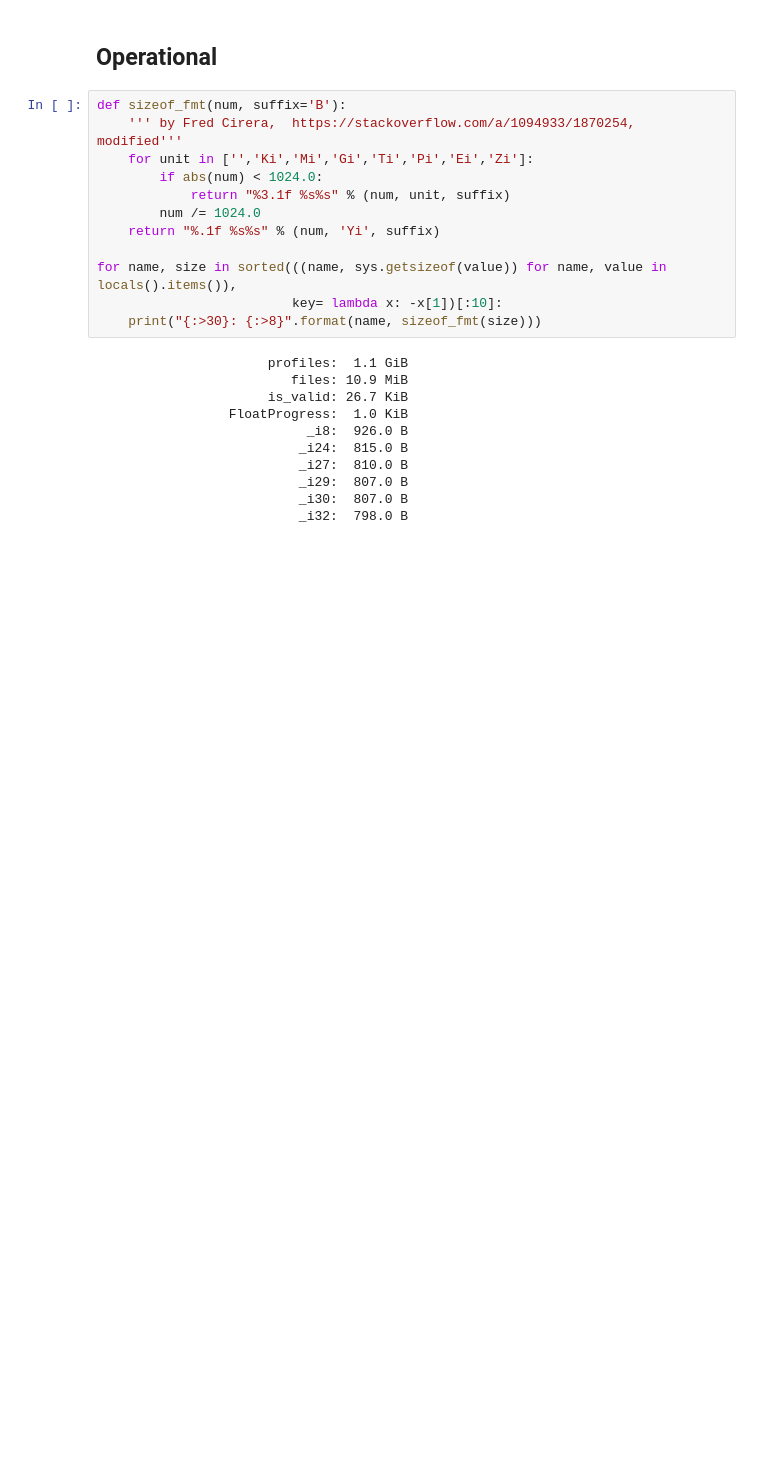
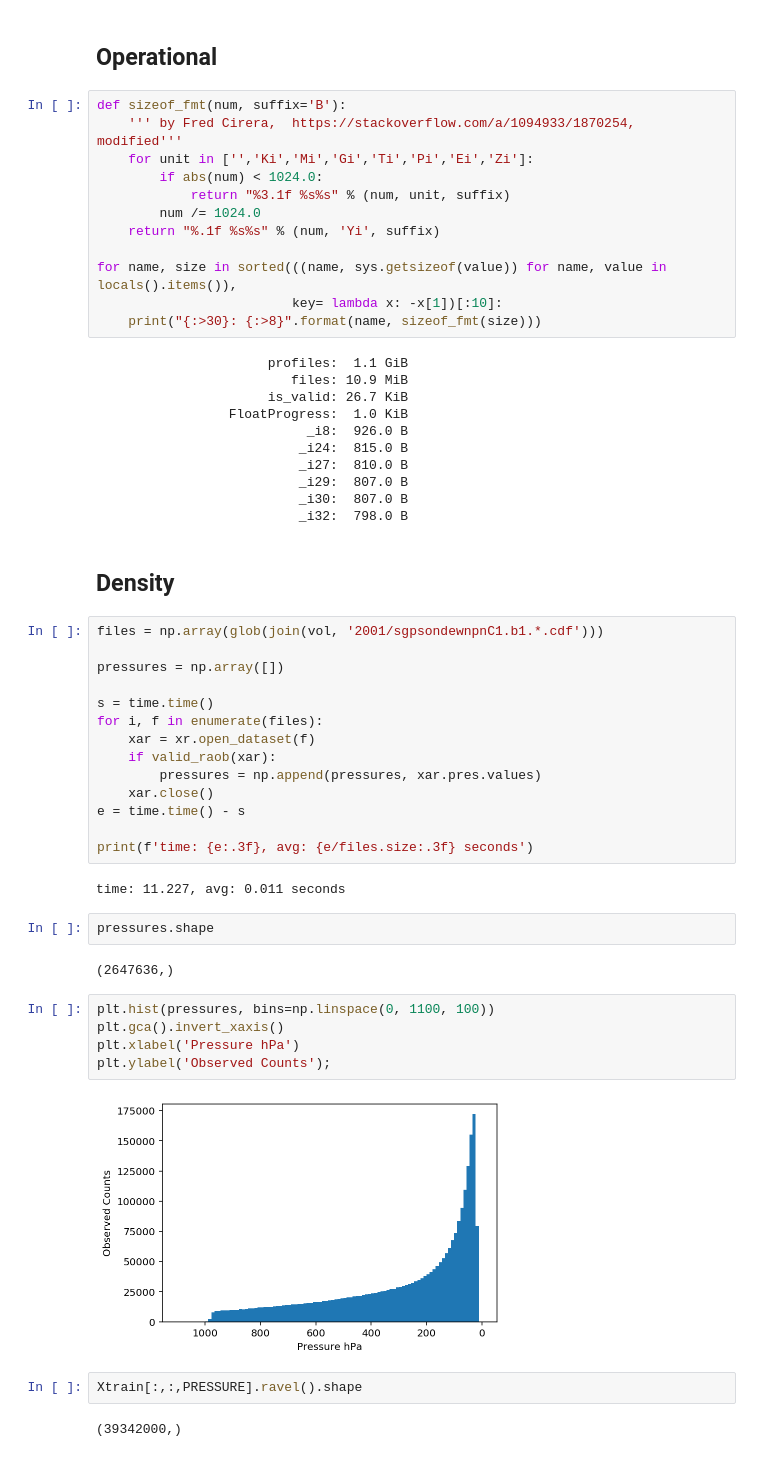
Before and after one commit to stockeh/cira-ml-soundings, a Jupyter notebook: notebooks/arm-sgp-lamont-ok.ipynb, the cells around one changed output. Cells and saved outputs as stored; diff of their text form; blank space fills up the shorter version.

```diff
--- a/notebooks/arm-sgp-lamont-ok.ipynb
+++ b/notebooks/arm-sgp-lamont-ok.ipynb
@@ -349,3 +407,36 @@ for name, size in sorted(((name, sys.getsizeof(value)) for name, value in locals
                           _i29:  807.0 B
                           _i30:  807.0 B
                           _i32:  798.0 B
+# %% [markdown]
+## Density
+# %%
+files = np.array(glob(join(vol, '2001/sgpsondewnpnC1.b1.*.cdf')))
+
+pressures = np.array([])
+
+s = time.time()
+for i, f in enumerate(files):
+    xar = xr.open_dataset(f)
+    if valid_raob(xar):
+        pressures = np.append(pressures, xar.pres.values)
+    xar.close()
+e = time.time() - s
+
+print(f'time: {e:.3f}, avg: {e/files.size:.3f} seconds')
+# %% [output]
+time: 11.227, avg: 0.011 seconds
+# %%
+pressures.shape
+# %% [output]
+(2647636,)
+# %%
+plt.hist(pressures, bins=np.linspace(0, 1100, 100))
+plt.gca().invert_xaxis()
+plt.xlabel('Pressure hPa')
+plt.ylabel('Observed Counts');
+# %% [output]
+[figure, added]
+# %%
+Xtrain[:,:,PRESSURE].ravel().shape
+# %% [output]
+(39342000,)
```
Also changed, not shown: parts of 28 cells of this notebook, 3 other files.
